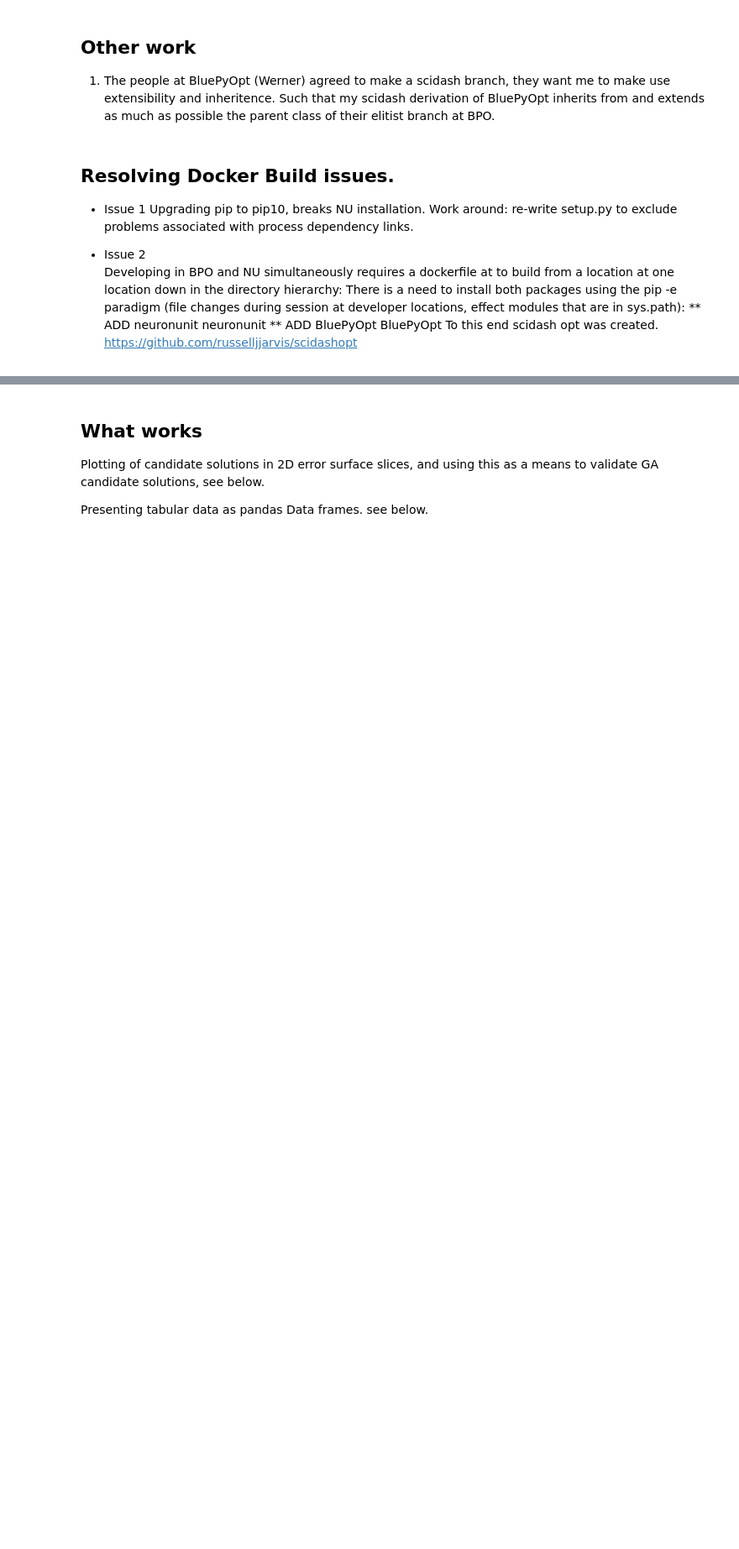
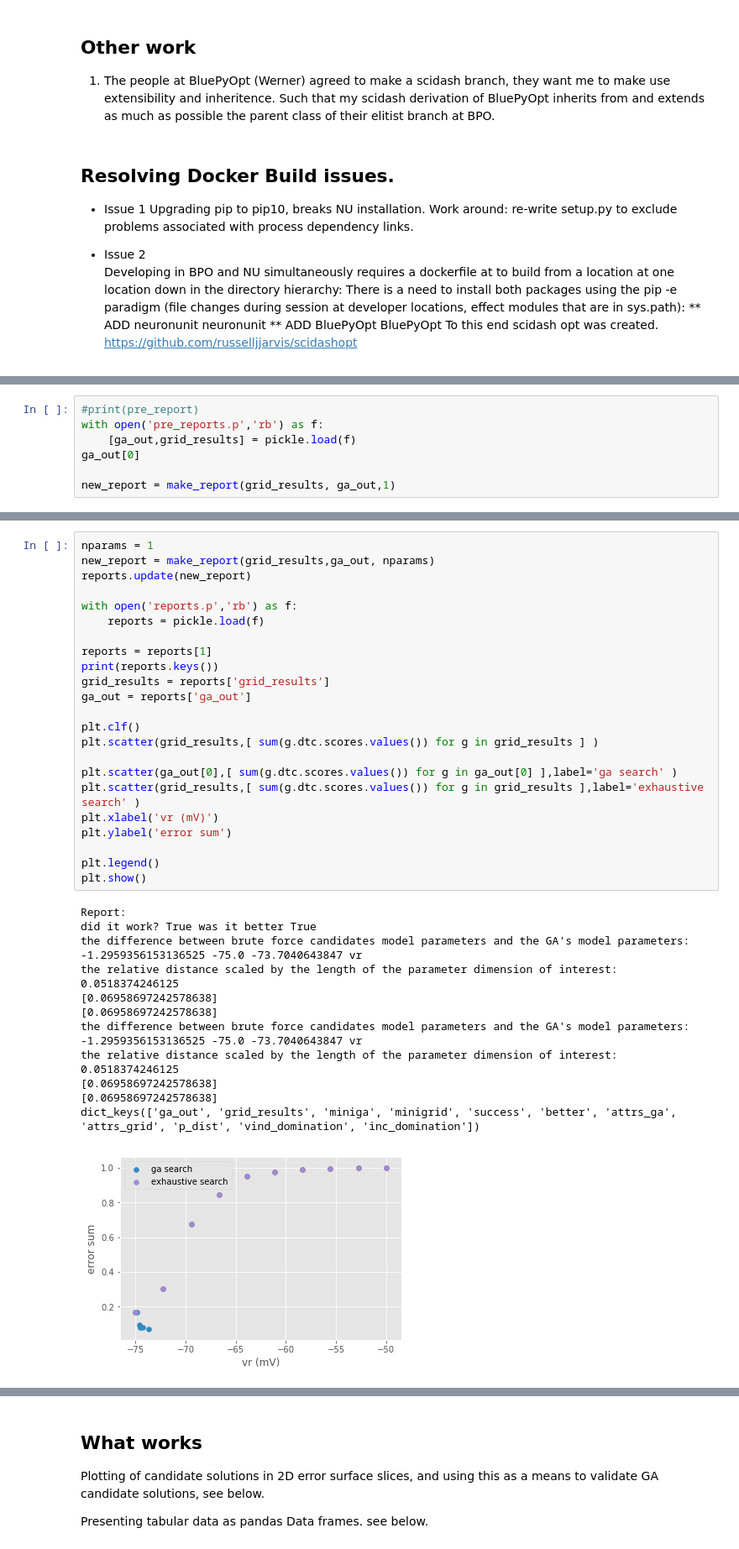
Before and after one commit to scidash/neuronunit, a Jupyter notebook: neuronunit/unit_test/progress_report.ipynb, the cells around one changed output, grey strips where cells are left out. Shown at 84% size. Drawn from its saved outputs; the diff is of its cells as text; blank space fills up the shorter version.

Commit message:
progress report 1D opt problem
Former-commit-id: fa448a4b2e36f4c398cd7081cbe3b03e4060a8e2

```diff
--- a/neuronunit/unit_test/progress_report.ipynb
+++ b/neuronunit/unit_test/progress_report.ipynb
@@ -32,0 +88,7 @@ I have recently created a comparison between the GA, and the optimizer, on a ver
+# %%
+#print(pre_report)
+with open('pre_reports.p','rb') as f:
+    [ga_out,grid_results] = pickle.load(f)
+ga_out[0]
+
+new_report = make_report(grid_results, ga_out,1)
@@ -32,0 +110,40 @@ I have recently created a comparison between the GA, and the optimizer, on a ver
+# %%
+nparams = 1
+new_report = make_report(grid_results,ga_out, nparams)
+reports.update(new_report)
+
+with open('reports.p','rb') as f:
+    reports = pickle.load(f)
+
+reports = reports[1]
+print(reports.keys())
+grid_results = reports['grid_results']
+ga_out = reports['ga_out']
+
+plt.clf()
+plt.scatter(grid_results,[ sum(g.dtc.scores.values()) for g in grid_results ] )
+
+plt.scatter(ga_out[0],[ sum(g.dtc.scores.values()) for g in ga_out[0] ],label='ga search' )
+plt.scatter(grid_results,[ sum(g.dtc.scores.values()) for g in grid_results ],label='exhaustive search' )
+plt.xlabel('vr (mV)')
+plt.ylabel('error sum')
+
+plt.legend()
+plt.show()
+# %% [output]
+Report:
+did it work? True was it better True
+the difference between brute force candidates model parameters and the GA's model parameters:
+-1.2959356153136525 -75.0 -73.7040643847 vr
+the relative distance scaled by the length of the parameter dimension of interest:
+0.0518374246125
+[0.06958697242578638]
+[0.06958697242578638]
+the difference between brute force candidates model parameters and the GA's model parameters:
+-1.2959356153136525 -75.0 -73.7040643847 vr
+the relative distance scaled by the length of the parameter dimension of interest:
+0.0518374246125
+[0.06958697242578638]
+[0.06958697242578638]
+dict_keys(['ga_out', 'grid_results', 'miniga', 'minigrid', 'success', 'better', 'attrs_ga', 'attrs_grid', 'p_dist', 'vind_domination', 'inc_domination'])
+[figure, added]
```
Also changed, not shown: parts of 20 cells of this notebook, 4 other files.
